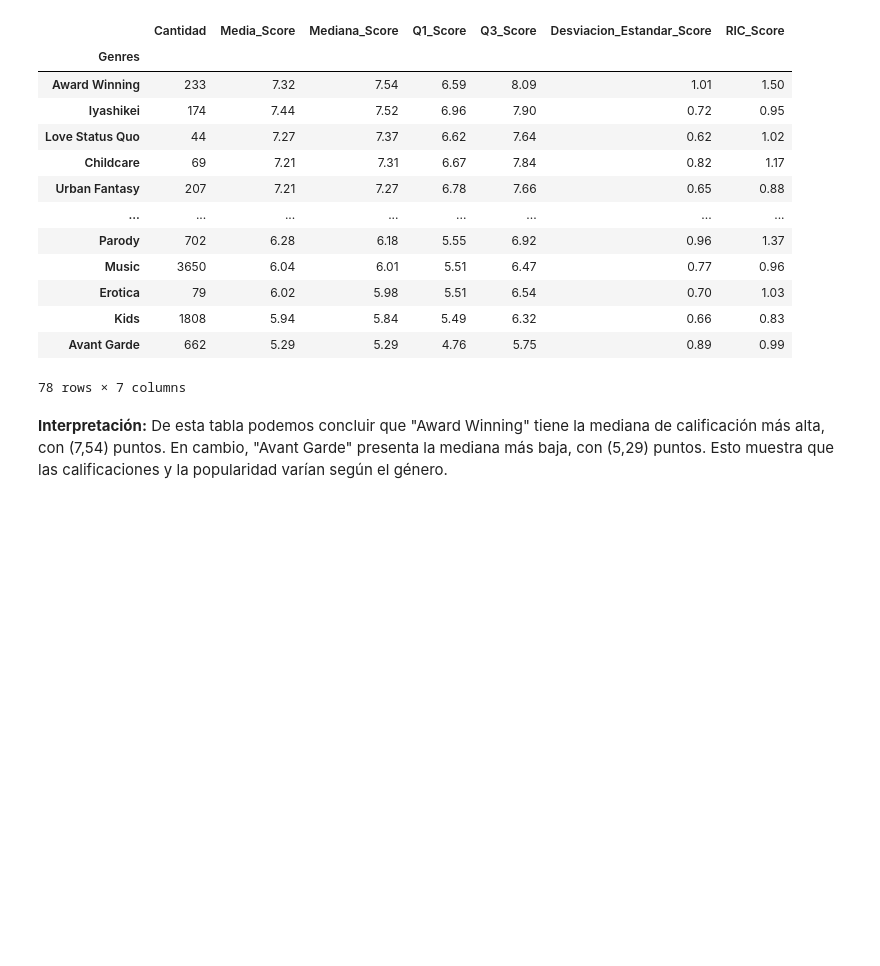
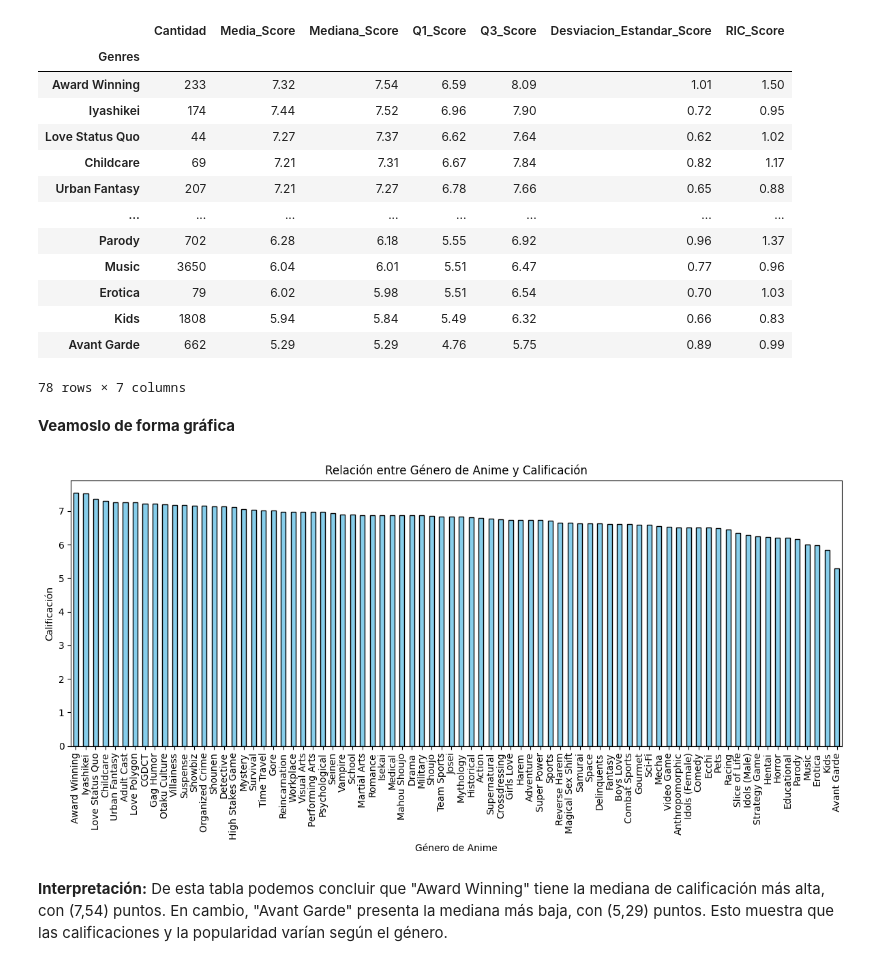
Before and after one commit to bondiolandia/TP_Laboratorio_de_M-todos_Cuantitativos_2026, a Jupyter notebook: notebook_Evolucion_del_Anime.ipynb, the cells around one changed output. Drawn from its saved outputs; the diff is of its cells as text; code cells hidden in the pictures; blank space fills up the shorter version.

```diff
--- a/notebook_Evolucion_del_Anime.ipynb
+++ b/notebook_Evolucion_del_Anime.ipynb
@@ -551,6 +513,20 @@ display(resumen_generos.round(2))
 | Kids | 1808 | 5.94 | 5.84 | 5.49 | 6.32 | 0.66 | 0.83 |
 | Avant Garde | 662 | 5.29 | 5.29 | 4.76 | 5.75 | 0.89 | 0.99 |
 78 rows × 7 columns
+# %% [markdown]
+**Veamoslo de forma gráfica**
+# %%
+mediana_por_género = generos.groupby("Genres")["Score"].median().sort_values(ascending = False)
+plt.figure(figsize=(12, 6))
+mediana_por_género.plot(kind="bar", color="skyblue", edgecolor="black")
+plt.title("Relación entre Género de Anime y Calificación")
+plt.xlabel("Género de Anime")
+plt.ylabel("Calificación")
+plt.xticks(rotation=90)
+plt.tight_layout()
+plt.show()
+# %% [output]
+[figure, added]
 # %% [markdown]
 **Interpretación:** De esta tabla podemos concluir que "Award Winning" tiene la mediana de calificación más alta, con (7,54) puntos. En cambio, "Avant Garde" presenta la mediana más baja, con (5,29) puntos. Esto muestra que las calificaciones y la popularidad varían según el género.
 # %% [markdown]
```
Also changed, not shown: parts of 17 cells of this notebook.
